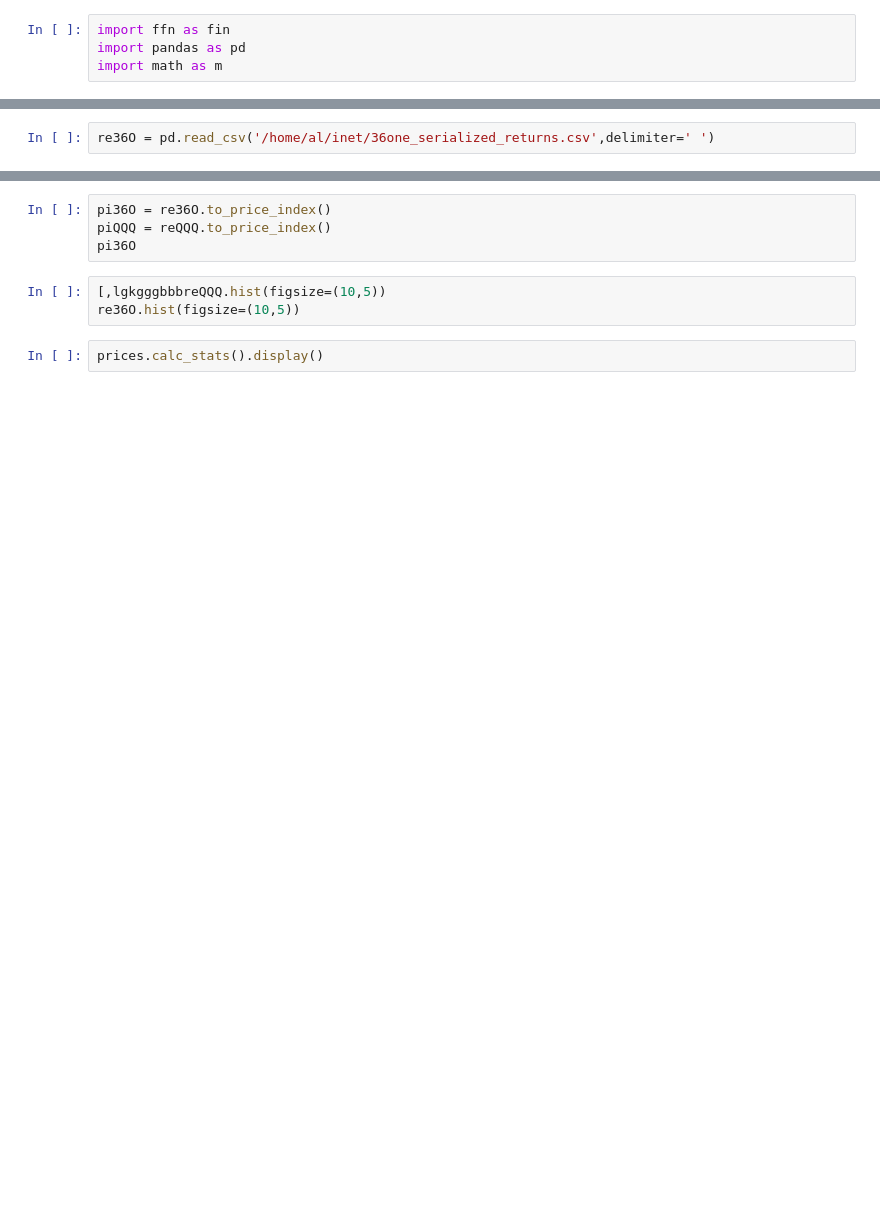
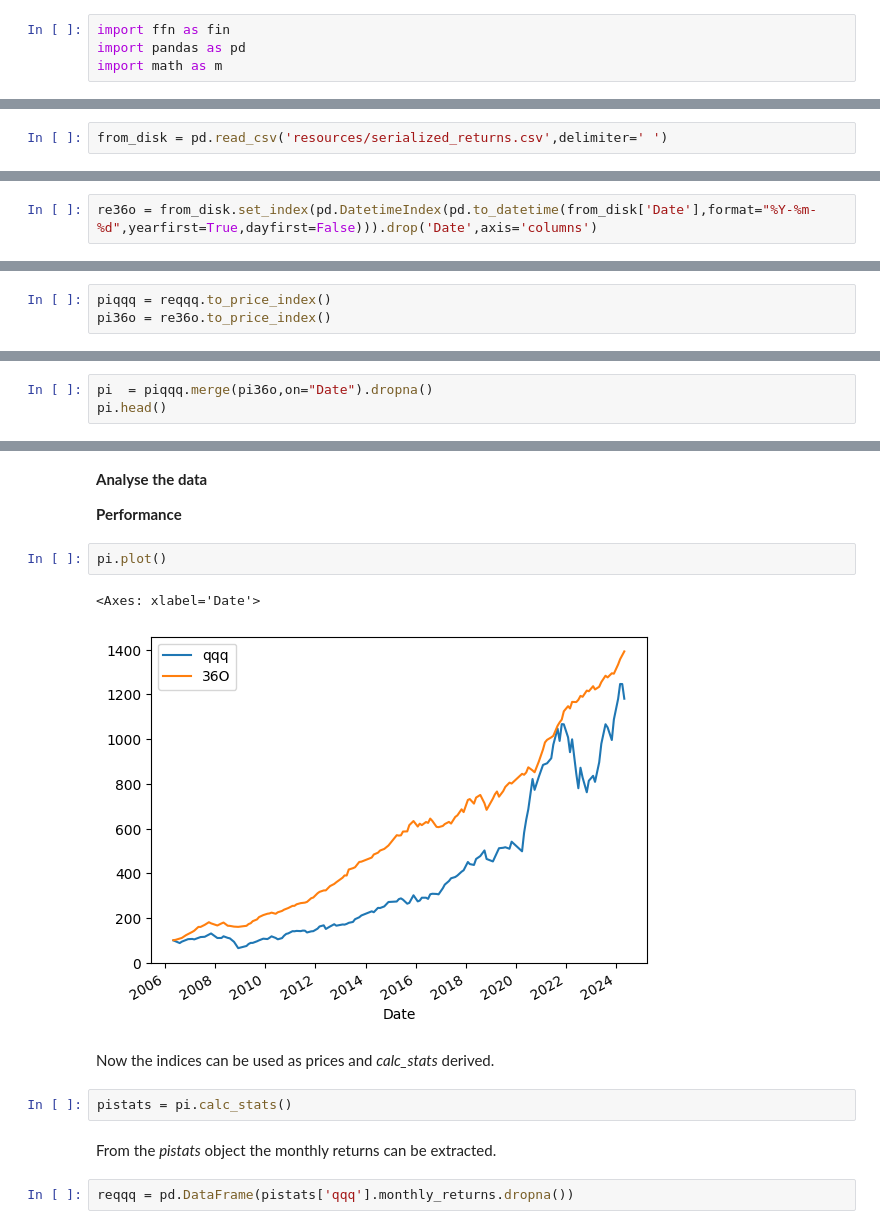
Before and after one commit to mojojojoe/my-notebooks, a Jupyter notebook: 36One/36O.ipynb, the cells around one changed output, grey strips where cells are left out. Saved outputs shown, nothing was run; the diff lists cells and outputs as text; blank space fills up the shorter version.

```diff
--- a/36One/36O.ipynb
+++ b/36One/36O.ipynb
@@ -25,2 +37,2 @@ reQQQ.head()
 # %%
-re36O = pd.read_csv('/home/al/inet/36one_serialized_returns.csv',delimiter=' ')
+from_disk = pd.read_csv('resources/serialized_returns.csv',delimiter=' ')
@@ -65,0 +41,2 @@ ValueError: Need to specify at least one of 'labels', 'index' or 'columns'
+# %%
+re36o = from_disk.set_index(pd.DatetimeIndex(pd.to_datetime(from_disk['Date'],format="%Y-%m-%d",yearfirst=True,dayfirst=False))).drop('Date',axis='columns')
@@ -65,0 +65,3 @@ ValueError: Need to specify at least one of 'labels', 'index' or 'columns'
+# %%
+piqqq = reqqq.to_price_index()
+pi36o = re36o.to_price_index()
@@ -65,0 +70,3 @@ ValueError: Need to specify at least one of 'labels', 'index' or 'columns'
+# %%
+pi  = piqqq.merge(pi36o,on="Date").dropna()
+pi.head()
@@ -66,9 +81,17 @@ ValueError: Need to specify at least one of 'labels', 'index' or 'columns'
+# %% [markdown]
+__Analyse the data__
+
+__Performance__
 # %%
-pi36O = re36O.to_price_index()
-piQQQ = reQQQ.to_price_index()
-pi36O
+pi.plot()
+# %% [output]
+<Axes: xlabel='Date'>
+[figure, added]
-# %%
-[,lgkgggbbbreQQQ.hist(figsize=(10,5))
-re36O.hist(figsize=(10,5))
-# %%
-prices.calc_stats().display()
+# %% [markdown]
+Now the indices can be used as prices and *calc_stats* derived.
+# %%
+pistats = pi.calc_stats()
+# %% [markdown]
+From the *pistats* object the monthly returns can be extracted.
+# %%
+reqqq = pd.DataFrame(pistats['qqq'].monthly_returns.dropna())
```
Also changed, not shown: parts of 37 cells of this notebook, 1 other file.
